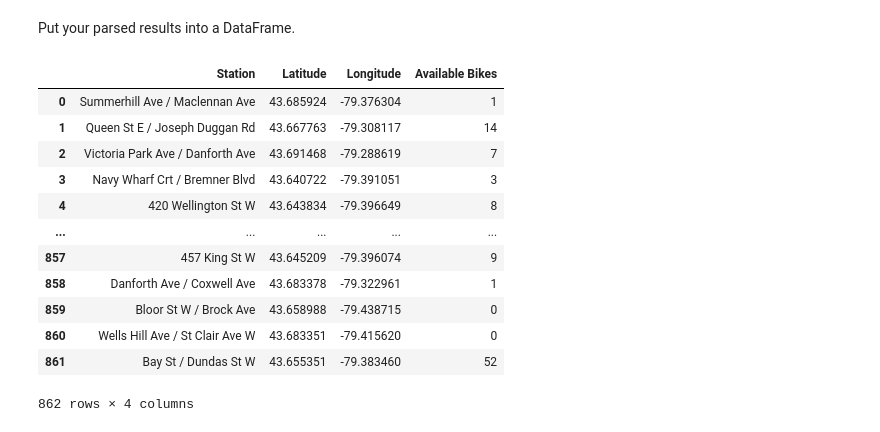
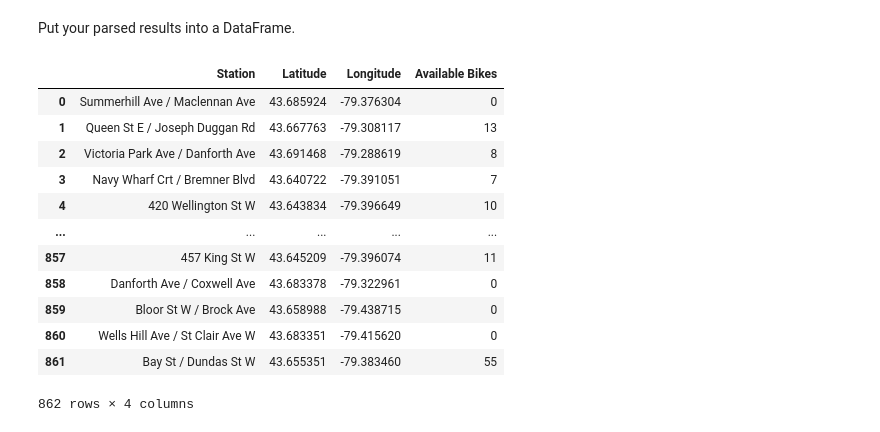
Before and after one commit to diba-jafarnejad/Statistical-Modelling-Project, a Jupyter notebook: notebooks/city_bikes.ipynb, the cells around one changed output. Saved outputs shown, nothing was run; the diff lists cells and outputs as text; code cells hidden in the pictures.

```diff
--- a/notebooks/city_bikes.ipynb
+++ b/notebooks/city_bikes.ipynb
@@ -33,19 +33,19 @@ print(toronto_stations)
 # %% [markdown]
 Put your parsed results into a DataFrame.
 # %%
-toronto_df = pd.DataFrame(toronto_stations)
-toronto_df
+toronto_city_bikes_df = pd.DataFrame(toronto_stations)
+toronto_city_bikes_df
 # %% [output]
 |  | Station | Latitude | Longitude | Available Bikes |
-| 0 | Summerhill Ave / Maclennan Ave | 43.685924 | -79.376304 | 1 |
-| 1 | Queen St E / Joseph Duggan Rd | 43.667763 | -79.308117 | 14 |
-| 2 | Victoria Park Ave / Danforth Ave | 43.691468 | -79.288619 | 7 |
-| 3 | Navy Wharf Crt / Bremner Blvd | 43.640722 | -79.391051 | 3 |
-| 4 | 420 Wellington St W | 43.643834 | -79.396649 | 8 |
+| 0 | Summerhill Ave / Maclennan Ave | 43.685924 | -79.376304 | 0 |
+| 1 | Queen St E / Joseph Duggan Rd | 43.667763 | -79.308117 | 13 |
+| 2 | Victoria Park Ave / Danforth Ave | 43.691468 | -79.288619 | 8 |
+| 3 | Navy Wharf Crt / Bremner Blvd | 43.640722 | -79.391051 | 7 |
+| 4 | 420 Wellington St W | 43.643834 | -79.396649 | 10 |
 | ... | ... | ... | ... | ... |
-| 857 | 457 King St W | 43.645209 | -79.396074 | 9 |
-| 858 | Danforth Ave / Coxwell Ave | 43.683378 | -79.322961 | 1 |
+| 857 | 457 King St W | 43.645209 | -79.396074 | 11 |
+| 858 | Danforth Ave / Coxwell Ave | 43.683378 | -79.322961 | 0 |
 | 859 | Bloor St W / Brock Ave | 43.658988 | -79.438715 | 0 |
 | 860 | Wells Hill Ave / St Clair Ave W | 43.683351 | -79.415620 | 0 |
-| 861 | Bay St / Dundas St W | 43.655351 | -79.383460 | 52 |
+| 861 | Bay St / Dundas St W | 43.655351 | -79.383460 | 55 |
 862 rows × 4 columns
```
Also changed, not shown: parts of 2 cells of this notebook, 1 other file.
